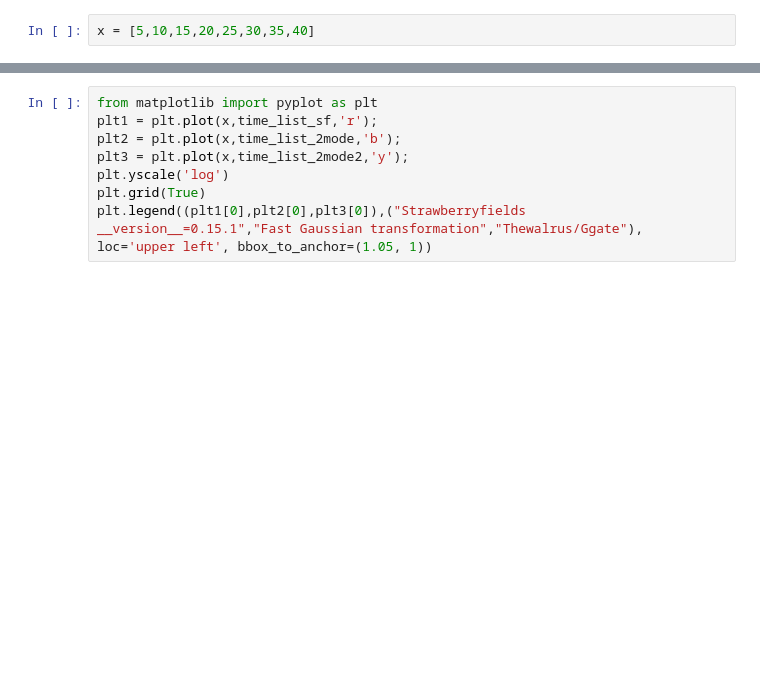
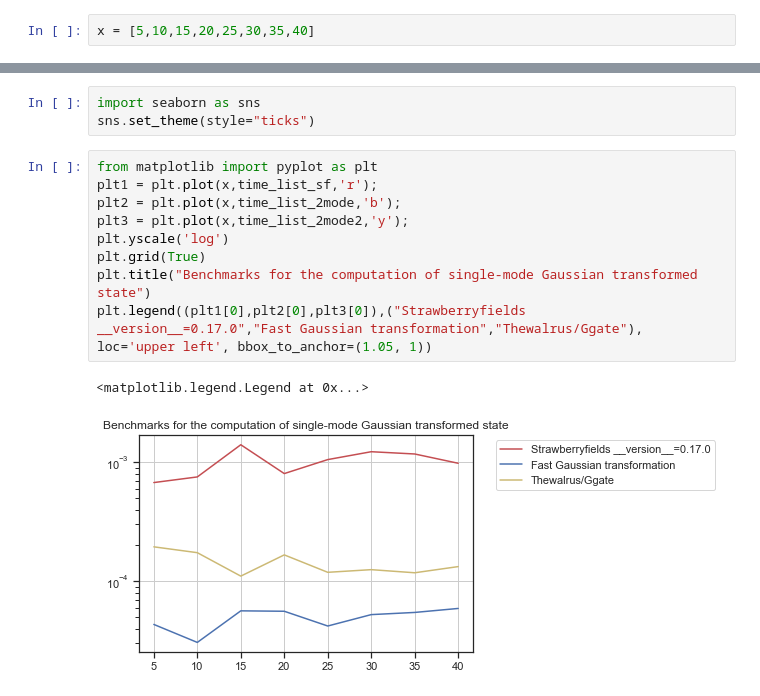
Before and after one commit to Miatto-research-group/Poenta, a Jupyter notebook: SF_vs_NEWAlgo-singlemode.ipynb, the cells around one changed output, grey strips where cells are left out. Cells and saved outputs as stored; diff of their text form; blank space fills up the shorter version.

```diff
--- a/SF_vs_NEWAlgo-singlemode.ipynb
+++ b/SF_vs_NEWAlgo-singlemode.ipynb
@@ -218,10 +222,17 @@ for cutoff_dim in x:
+# %%
+import seaborn as sns
+sns.set_theme(style="ticks")
 # %%
 from matplotlib import pyplot as plt
 plt1 = plt.plot(x,time_list_sf,'r');
 plt2 = plt.plot(x,time_list_2mode,'b');
 plt3 = plt.plot(x,time_list_2mode2,'y');
 plt.yscale('log')
 plt.grid(True)
-plt.legend((plt1[0],plt2[0],plt3[0]),("Strawberryfields __version__=0.15.1","Fast Gaussian transformation","Thewalrus/Ggate"), loc='upper left', bbox_to_anchor=(1.05, 1))
+plt.title("Benchmarks for the computation of single-mode Gaussian transformed state")
+plt.legend((plt1[0],plt2[0],plt3[0]),("Strawberryfields __version__=0.17.0","Fast Gaussian transformation","Thewalrus/Ggate"), loc='upper left', bbox_to_anchor=(1.05, 1))
+# %% [output]
+<matplotlib.legend.Legend at 0x...>
+[figure, added]
 # %%
 time_list_sf
```
Also changed, not shown: parts of 6 cells of this notebook, 2 other files.
